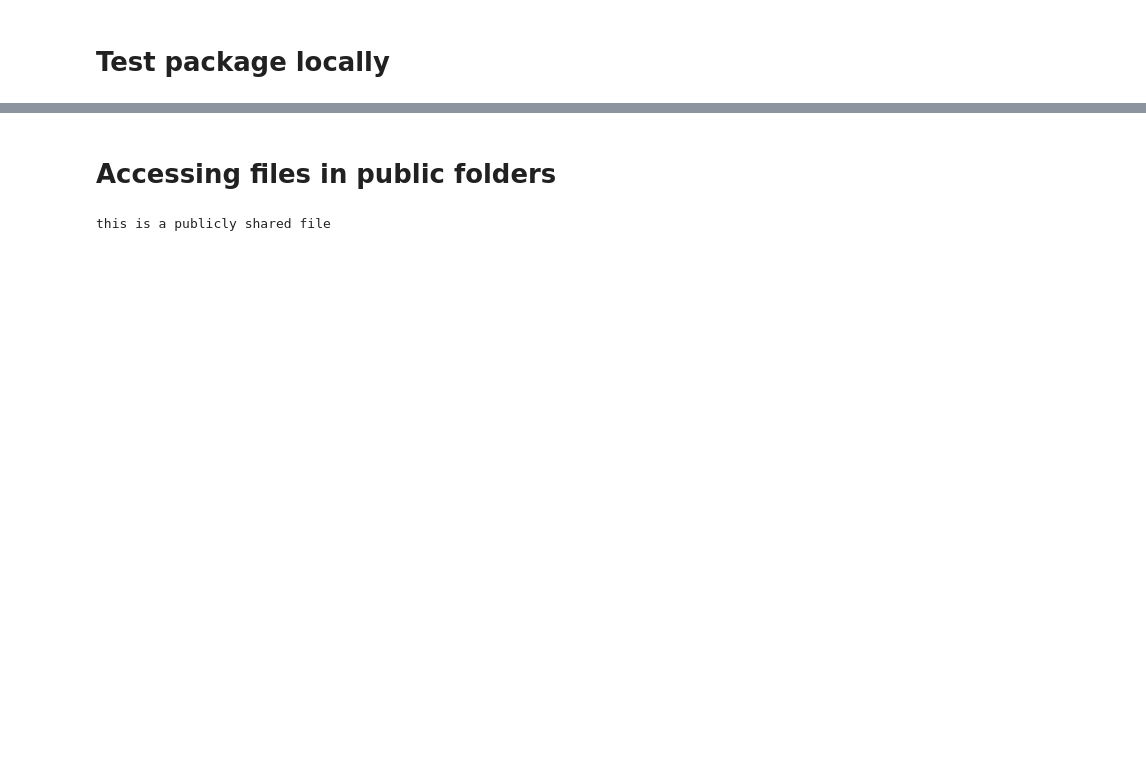
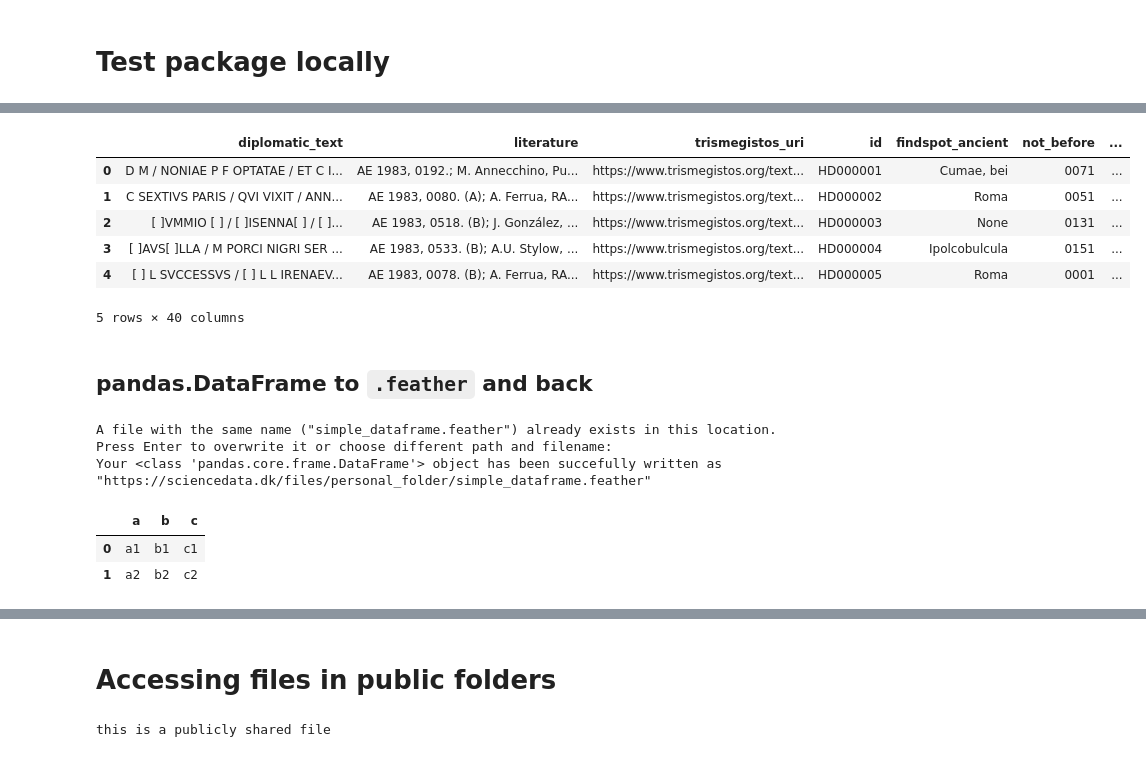
Before and after one commit to sdam-au/sddk_py, a Jupyter notebook: sddk_playground.ipynb, the cells around one changed output, grey strips where cells are left out. Drawn from its saved outputs; the diff is of its cells as text; code cells hidden in the pictures; blank space fills up the shorter version.

```diff
--- a/sddk_playground.ipynb
+++ b/sddk_playground.ipynb
@@ -13,0 +68,6 @@ we are still here!
+# %%
+%%time
+### reading a larger file
+EDH_sample = sddk.read_file("personal_folder/EDH_sample.json", "df", conf)
+EDH_sample.head(5)
+# %% [output]
@@ -13,0 +76,21 @@ we are still here!
+|  | diplomatic_text | literature | trismegistos_uri | id | findspot_ancient | not_before | ... |
+| 0 | D M / NONIAE P F OPTATAE / ET C I... | AE 1983, 0192.; M. Annecchino, Pu... | https://www.trismegistos.org/text... | HD000001 | Cumae, bei | 0071 | ... |
+| 1 | C SEXTIVS PARIS / QVI VIXIT / ANN... | AE 1983, 0080. (A); A. Ferrua, RA... | https://www.trismegistos.org/text... | HD000002 | Roma | 0051 | ... |
+| 2 | [ ]VMMIO [ ] / [ ]ISENNA[ ] / [ ]... | AE 1983, 0518. (B); J. González, ... | https://www.trismegistos.org/text... | HD000003 | None | 0131 | ... |
+| 3 | [ ]AVS[ ]LLA / M PORCI NIGRI SER ... | AE 1983, 0533. (B); A.U. Stylow, ... | https://www.trismegistos.org/text... | HD000004 | Ipolcobulcula | 0151 | ... |
+| 4 | [ ] L SVCCESSVS / [ ] L L IRENAEV... | AE 1983, 0078. (B); A. Ferrua, RA... | https://www.trismegistos.org/text... | HD000005 | Roma | 0001 | ... |
+5 rows × 40 columns
+# %% [markdown]
+## pandas.DataFrame to `.feather` and back
+# %%
+sddk.write_file("personal_folder/simple_dataframe.feather", dataframe_object, conf)
+# %% [output]
+A file with the same name ("simple_dataframe.feather") already exists in this location.
+Press Enter to overwrite it or choose different path and filename:
+Your <class 'pandas.core.frame.DataFrame'> object has been succefully written as "https://sciencedata.dk/files/personal_folder/simple_dataframe.feather"
+# %%
+sddk.read_file("personal_folder/simple_dataframe.feather", "df", conf)
+# %% [output]
+|  | a | b | c |
+| 0 | a1 | b1 | c1 |
+| 1 | a2 | b2 | c2 |
```
Also changed, not shown: parts of 87 cells of this notebook, 9 other files.
